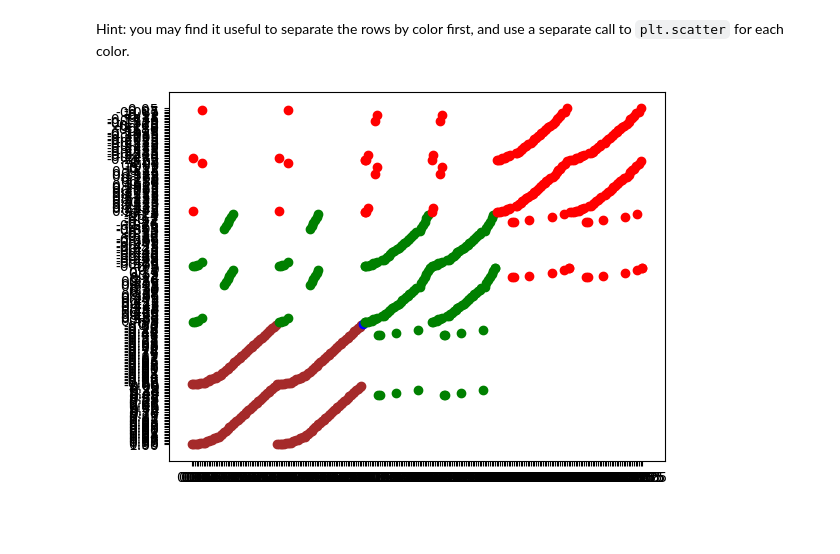
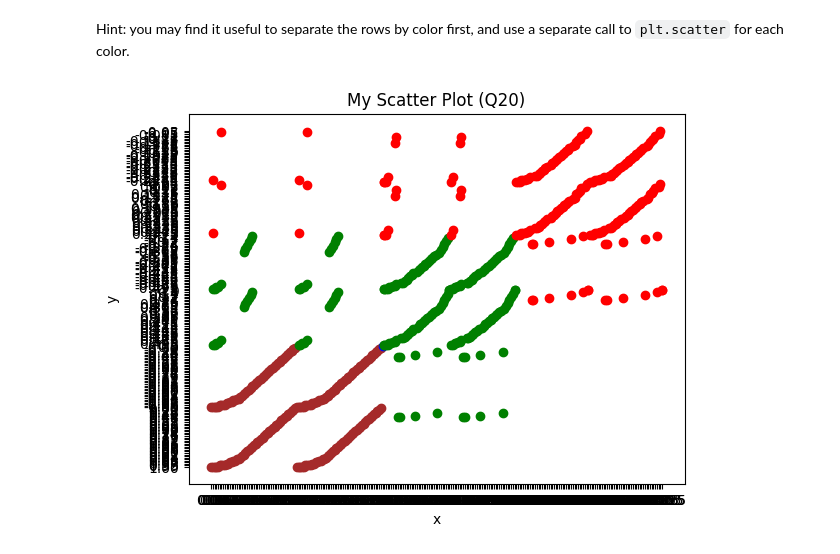
Before and after one commit to jchen8001/dx602-homework-05, a Jupyter notebook: homework.ipynb, the cells around one changed output. Cells and saved outputs as stored; diff of their text form; code cells hidden in the pictures; blank space fills up the shorter version.

```diff
--- a/homework.ipynb
+++ b/homework.ipynb
@@ -599,31 +632,34 @@ def read_tsv_dictionaries_and_plot(filename):
             return line.rstrip("\n").split("\t")
 
         header = parse_line(next(fp))
         for line in fp:
             line = parse_line(line)
             this_color = line[0]
             x_val = line[1]
             y_val = line[2]
 
             if (this_color in color_dict.keys()):
                 color_dict[this_color].append((x_val, y_val))
             else:
                 color_dict[this_color] = [(x_val, y_val)]
 
     for i in range(len(color_dict.keys())):
         this_color = list(color_dict.keys())[i]
         all_x = []
         all_y = []
 
         for val in color_dict[this_color]:
             this_x = val[0]
             this_y = val[1]
 
             all_x.append(this_x)
             all_y.append(this_y)
 
         plt.scatter(all_x, all_y, color = this_color)
+        plt.title("My Scatter Plot (Q20)")
+        plt.xlabel("x")
+        plt.ylabel("y")
 
 read_tsv_dictionaries_and_plot("f20.tsv")
 # %% [output]
-[figure, old version]
+[figure, new version]
```
Also changed, not shown: parts of 14 cells of this notebook, 1 other file.
